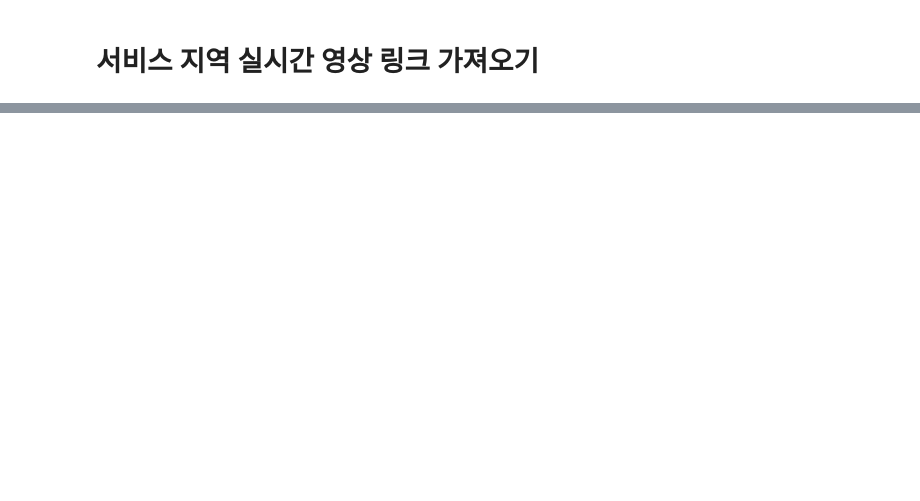
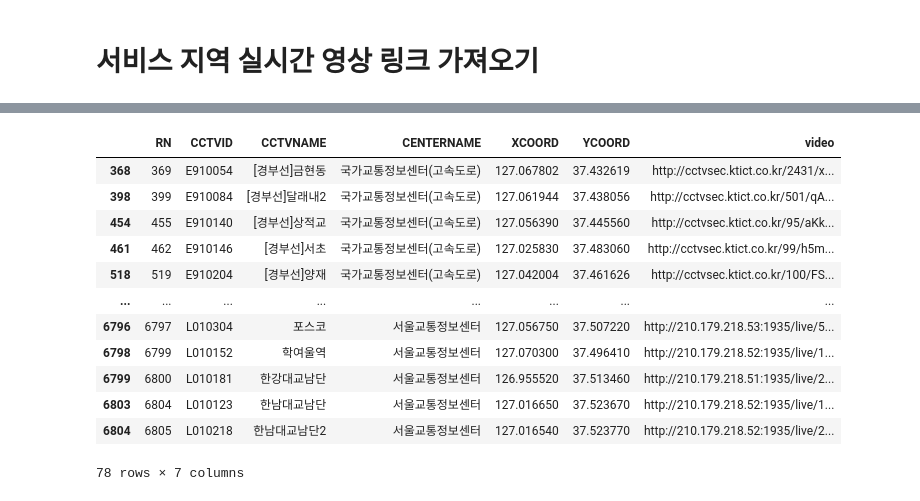
Before and after one commit to ebokyung/2022-2-SCS4031-9to6, a Jupyter notebook: Model/data_preparation/data_screening.ipynb, the cells around one changed output, grey strips where cells are left out. Cells and saved outputs as stored; diff of their text form; code cells hidden in the pictures; blank space fills up the shorter version.

Commit message:
heekyoung-10-22-gathering more data

```diff
--- a/Model/data_preparation/data_screening.ipynb
+++ b/Model/data_preparation/data_screening.ipynb
@@ -91,0 +9,17 @@ service_df.to_csv('./data/tabular/서비스지역_CCTV_정보.csv', encoding='cp
+# %%
+df = pd.read_csv('../data/tabular/CCTV_서울지역구경계_join.csv', encoding='cp949')
+
+# 서울에 위치하는 cctv만
+df = df[df['distance'] == 0]
+
+target_district = ['동작구', '강남구', '서초구']
+# 서비스 지역의 cctv만
+service_df = df[df['join_SGG_NM'].isin(target_district)]
+
+# 필요한 정보만
+col = list(service_df.columns)
+col = col[:6]
+
+service_df = service_df[col]
+service_df.to_csv('../data/tabular/서비스지역_CCTV_정보.csv', encoding='cp949', index=False)
+display(service_df)
@@ -113,0 +42,3 @@ SyntaxError: invalid syntax (3409197183.py, line 2)
+# %%
+service_df = pd.read_csv('../data/tabular/서비스지역_CCTV_정보.csv', encoding='cp949')
+service_df.head()
@@ -113,0 +121,22 @@ SyntaxError: invalid syntax (3409197183.py, line 2)
+# %%
+service_df['video'] = None
+
+for key, item in m3u8_url.items() :
+    service_df.loc[df['CCTVNAME']==key, 'video'] = item
+
+service_df.to_csv('../data/tabular/서비스지역_CCTV_정보.csv', encoding='cp949', index=False)
+service_df
+# %% [output]
+|  | RN | CCTVID | CCTVNAME | CENTERNAME | XCOORD | YCOORD | video |
+| 368 | 369 | E910054 | [경부선]금현동 | 국가교통정보센터(고속도로) | 127.067802 | 37.432619 | http://cctvsec.ktict.co.kr/2431/x... |
+| 398 | 399 | E910084 | [경부선]달래내2 | 국가교통정보센터(고속도로) | 127.061944 | 37.438056 | http://cctvsec.ktict.co.kr/501/qA... |
+| 454 | 455 | E910140 | [경부선]상적교 | 국가교통정보센터(고속도로) | 127.056390 | 37.445560 | http://cctvsec.ktict.co.kr/95/aKk... |
+| 461 | 462 | E910146 | [경부선]서초 | 국가교통정보센터(고속도로) | 127.025830 | 37.483060 | http://cctvsec.ktict.co.kr/99/h5m... |
+| 518 | 519 | E910204 | [경부선]양재 | 국가교통정보센터(고속도로) | 127.042004 | 37.461626 | http://cctvsec.ktict.co.kr/100/FS... |
+| ... | ... | ... | ... | ... | ... | ... | ... |
+| 6796 | 6797 | L010304 | 포스코 | 서울교통정보센터 | 127.056750 | 37.507220 | http://210.179.218.53:1935/live/5... |
+| 6798 | 6799 | L010152 | 학여울역 | 서울교통정보센터 | 127.070300 | 37.496410 | http://210.179.218.52:1935/live/1... |
+| 6799 | 6800 | L010181 | 한강대교남단 | 서울교통정보센터 | 126.955520 | 37.513460 | http://210.179.218.51:1935/live/2... |
+| 6803 | 6804 | L010123 | 한남대교남단 | 서울교통정보센터 | 127.016650 | 37.523670 | http://210.179.218.52:1935/live/1... |
+| 6804 | 6805 | L010218 | 한남대교남단2 | 서울교통정보센터 | 127.016540 | 37.523770 | http://210.179.218.52:1935/live/2... |
+78 rows × 7 columns
```
Also changed, not shown: parts of 15 cells of this notebook, 6 other files.
